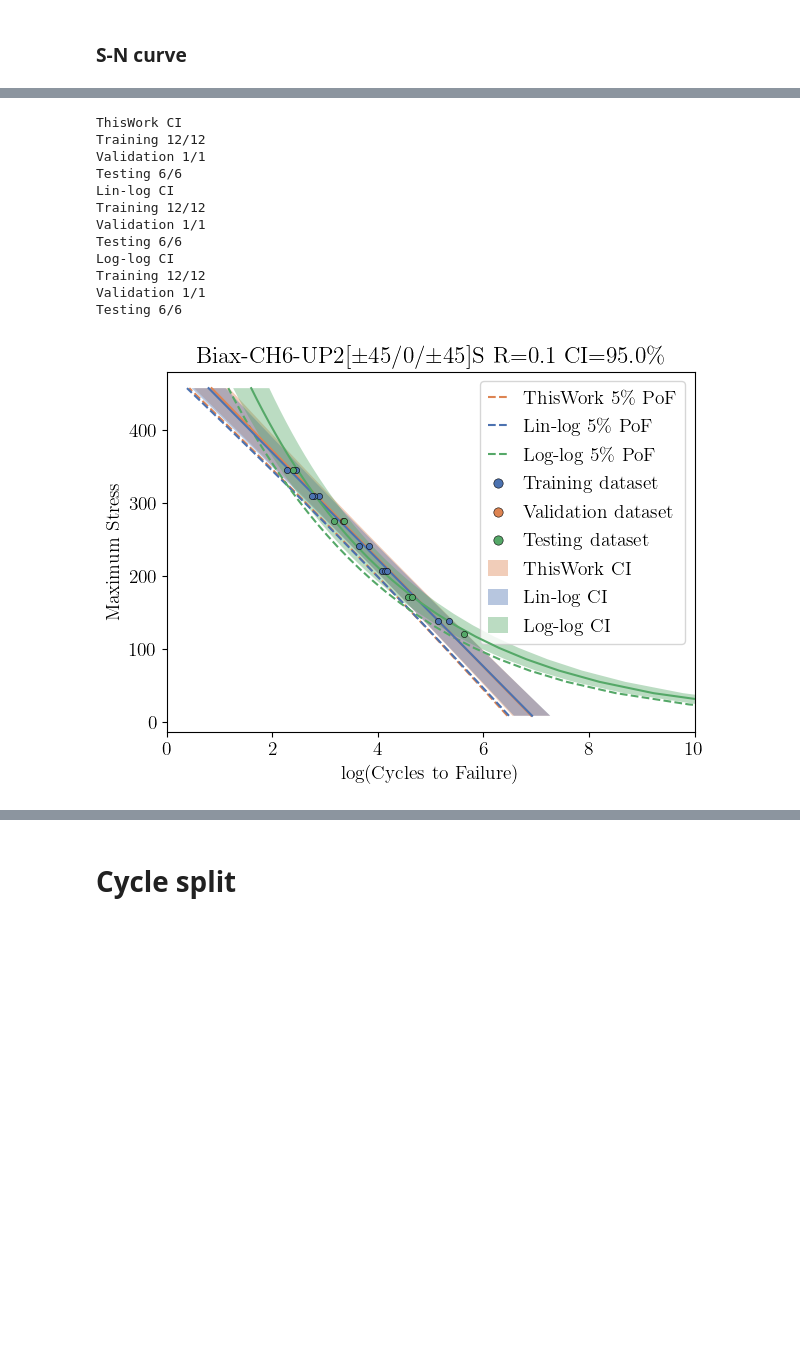
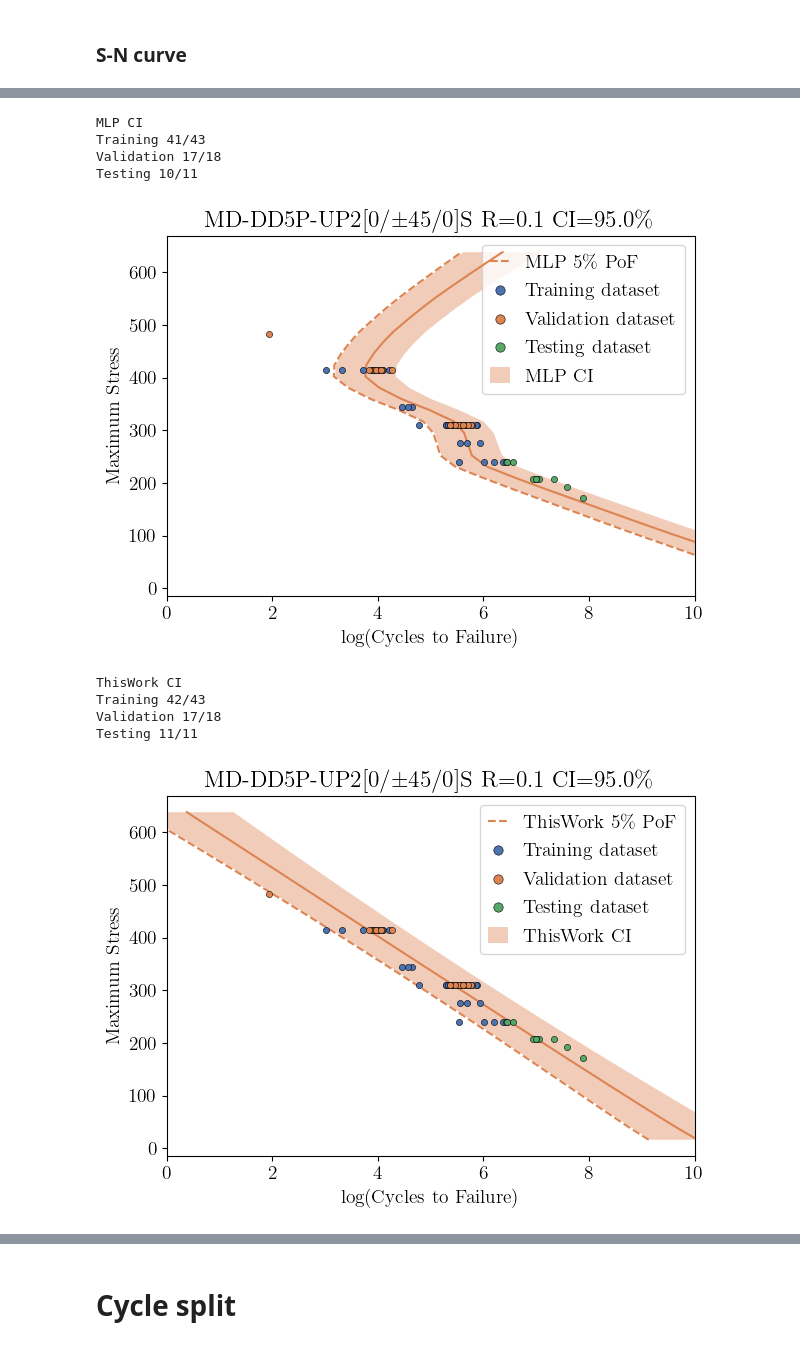
Before and after one commit to Luwen-Zhang/SNEnsemble, a Jupyter notebook: notebooks/main.ipynb, the cells around one changed output, grey strips where cells are left out. Saved outputs shown, nothing was run; the diff lists cells and outputs as text; code cells hidden in the pictures; blank space fills up the shorter version.

```diff
--- a/notebooks/main.ipynb
+++ b/notebooks/main.ipynb
@@ -12,22 +12,24 @@ from src import __root__
 # Random Split
 # %%
 from src.core.model import *
-
+from src.core.datasplitter import MaterialCycleSplitter, CycleSplitter, MaterialSplitter
 device = "cuda" if torch.cuda.is_available() else "cpu"
 print("Using {} device".format(device))
 
-configfile = "base_SNL_MSU_DOE_fatigue"
+configfile = "base_SNL_MSU_DOE_fatigue_single_mat"
 trainer = Trainer(device=device)
 trainer.load_config(configfile)
+trainer.datasplitter = MaterialCycleSplitter()
 trainer.load_data()
-trainer.train(verbose=True)
 
 models = [
     MLP(trainer),
-    ThisWork(trainer),
-    ThisWork(trainer, manual_activate=["linlogSN"], program="ThisWorklinlog"),
-    ThisWork(trainer, manual_activate=["loglogSN"], program="ThisWorkloglog"),
-    ThisWorkPretrain(trainer, manual_activate=["linlogSN"]),
+    # ThisWork(trainer),
+    ThisWork(trainer, manual_activate=["linlogSN", "loglogSN"], program="ThisWorklinlogloglog"),
+    # ThisWork(trainer, manual_activate=["loglogSN"], program="ThisWorkloglog"),
+    # ThisWork(trainer, manual_activate=["TrivialSN"], program="ThisWorkTrivial"),
+    # ThisWork(trainer, manual_activate=["KohoutSN"], program="ThisWorkKohout"),
+    # ThisWorkPretrain(trainer, manual_activate=["linlogSN"]),
 ]
 
 trainer.add_modelbases(models)
@@ -73,17 +58,15 @@ Testing 6/6
 # %%
-trainer.plot_S_N(m_code='Biax-CH6-UP2[±45/0/±45]S', s_col='Maximum Stress', n_col='log(Cycles to Failure)', r_col='Minimum/Maximum Stress', n_bootstrap=2, r_value=0.1, load_dir='tension', verbose=False, program="ThisWorkPretrain", refit=True)
+trainer.plot_S_N(m_code='MD-DD5P-UP2[0/±45/0]S', s_col='Maximum Stress', n_col='log(Cycles to Failure)', r_col='R-value', n_bootstrap=10, r_value=0.1, load_dir='tension', verbose=False, program="MLP", model_name="MLP", refit=False)
+trainer.plot_S_N(m_code='MD-DD5P-UP2[0/±45/0]S', s_col='Maximum Stress', n_col='log(Cycles to Failure)', r_col='R-value', n_bootstrap=10, r_value=0.1, load_dir='tension', verbose=False, program="ThisWorklinlogloglog", refit=False)
 # %% [output]
-ThisWork CI
-Training 12/12
-Validation 1/1
-Testing 6/6
-Lin-log CI
-Training 12/12
-Validation 1/1
-Testing 6/6
-Log-log CI
-Training 12/12
-Validation 1/1
-Testing 6/6
+MLP CI
+Training 41/43
+Validation 17/18
+Testing 10/11
-[figure, old version]
+[figure, new version]
+ThisWork CI
+Training 42/43
+Validation 17/18
+Testing 11/11
+[figure, added]
 # %%
```
Also changed, not shown: parts of 41 cells of this notebook.
